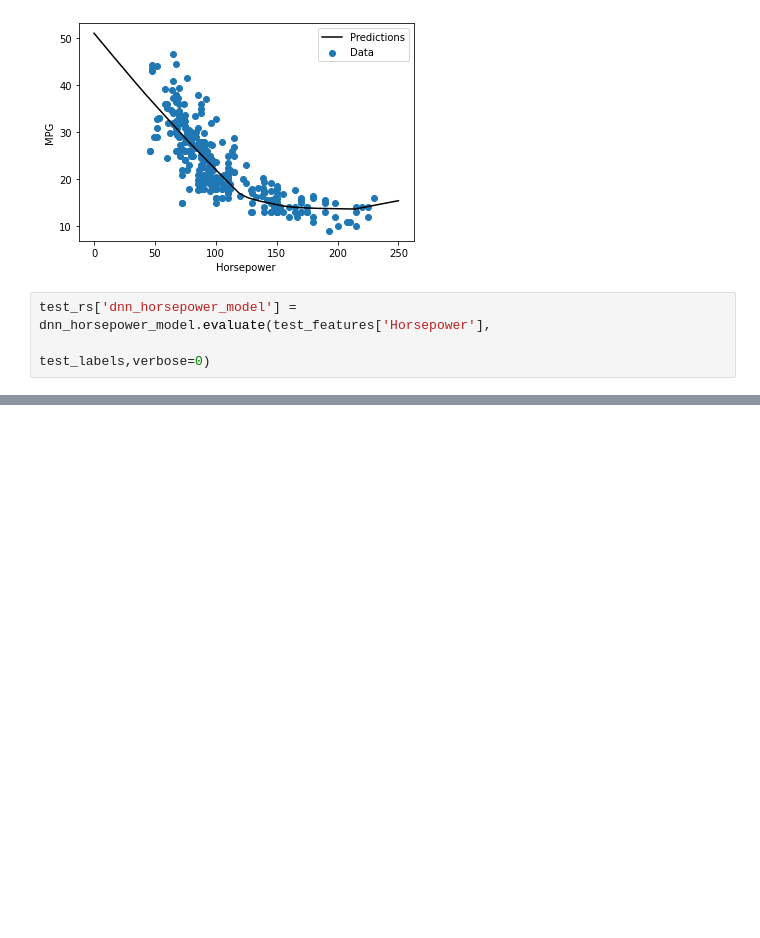
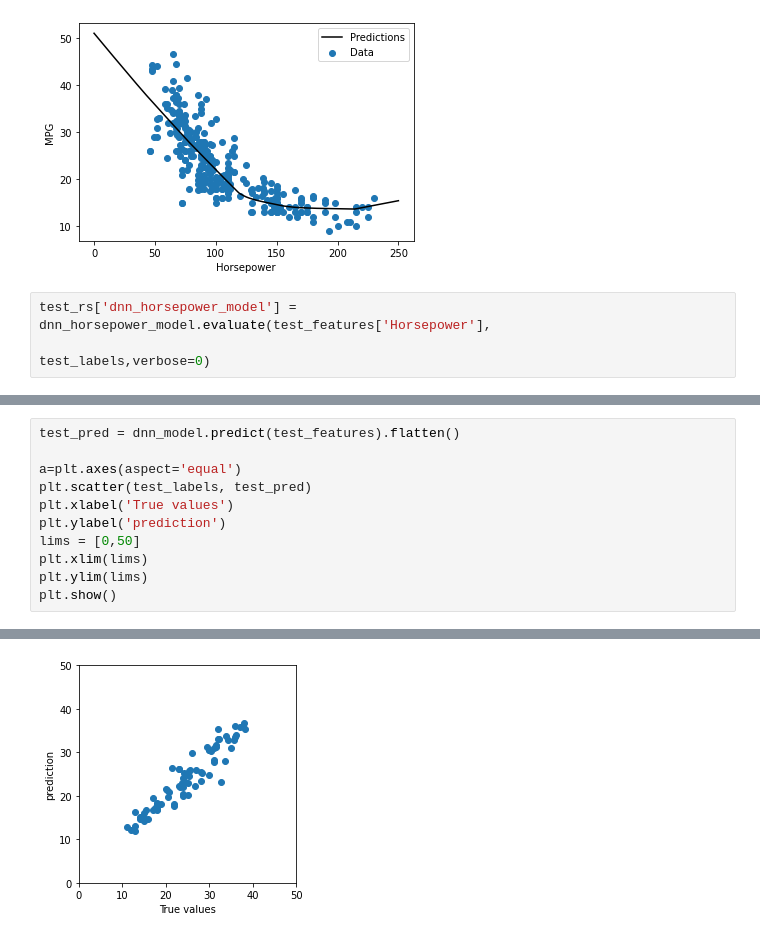
Before and after one commit to jeongdonguk/Tutorial-2.ML-basic-with-Keras-for-Beginner, a Jupyter notebook: 4.Regression/Regression-Predict fuel efficiency.ipynb, the cells around one changed output, grey strips where cells are left out. Cells and saved outputs as stored; diff of their text form; blank space fills up the shorter version.

```diff
--- a/4.Regression/Regression-Predict fuel efficiency.ipynb
+++ b/4.Regression/Regression-Predict fuel efficiency.ipynb
@@ -334,0 +381,12 @@ test_rs['dnn_horsepower_model'] = dnn_horsepower_model.evaluate(test_features['H
+# %%
+test_pred = dnn_model.predict(test_features).flatten()
+
+a=plt.axes(aspect='equal')
+plt.scatter(test_labels, test_pred)
+plt.xlabel('True values')
+plt.ylabel('prediction')
+lims = [0,50]
+plt.xlim(lims)
+plt.ylim(lims)
+plt.show()
+# %% [output]
@@ -334,0 +394 @@ test_rs['dnn_horsepower_model'] = dnn_horsepower_model.evaluate(test_features['H
+[figure, added]
```
Also changed, not shown: parts of 8 cells of this notebook.
